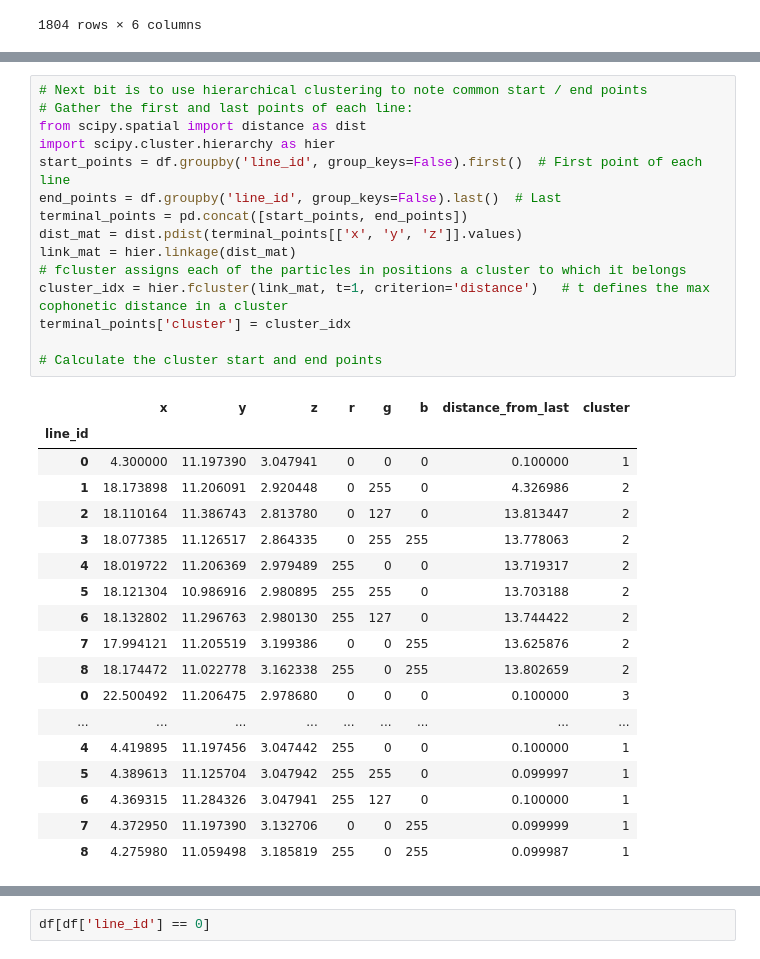
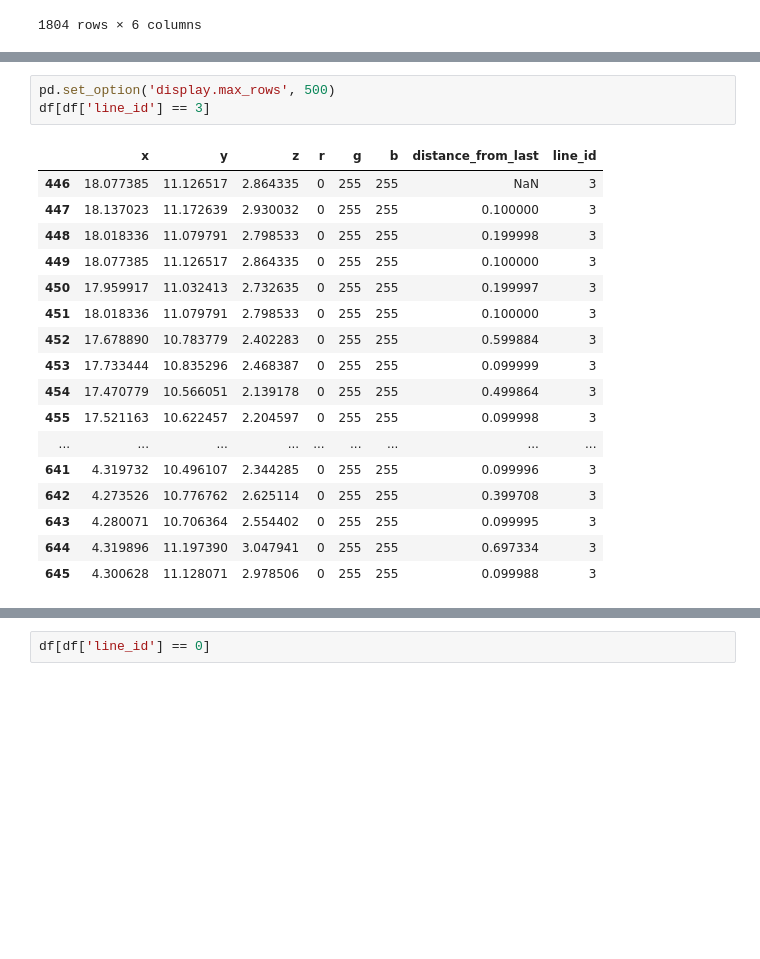
Before and after one commit to joeforth/fractal_slicer, a Jupyter notebook: many_colours_one_file_network.ipynb, the cells around one changed output, grey strips where cells are left out. Drawn from its saved outputs; the diff is of its cells as text; blank space fills up the shorter version.

```diff
--- a/many_colours_one_file_network.ipynb
+++ b/many_colours_one_file_network.ipynb
@@ -90,34 +108,21 @@ UnboundLocalError: cannot access local variable 'df' where it is not associated
 # %%
-# Next bit is to use hierarchical clustering to note common start / end points
-# Gather the first and last points of each line:
-from scipy.spatial import distance as dist
-import scipy.cluster.hierarchy as hier
-start_points = df.groupby('line_id', group_keys=False).first()  # First point of each line
-end_points = df.groupby('line_id', group_keys=False).last()  # Last
-terminal_points = pd.concat([start_points, end_points])
-dist_mat = dist.pdist(terminal_points[['x', 'y', 'z']].values)
-link_mat = hier.linkage(dist_mat)
-# fcluster assigns each of the particles in positions a cluster to which it belongs
-cluster_idx = hier.fcluster(link_mat, t=1, criterion='distance')   # t defines the max cophonetic distance in a cluster
-terminal_points['cluster'] = cluster_idx
-
-# Calculate the cluster start and end points
+pd.set_option('display.max_rows', 500)
+df[df['line_id'] == 3]
 # %% [output]
-|  | x | y | z | r | g | b | distance_from_last | cluster |
-| line_id |  |  |  |  |  |  |  |  |
-| 0 | 4.300000 | 11.197390 | 3.047941 | 0 | 0 | 0 | 0.100000 | 1 |
-| 1 | 18.173898 | 11.206091 | 2.920448 | 0 | 255 | 0 | 4.326986 | 2 |
-| 2 | 18.110164 | 11.386743 | 2.813780 | 0 | 127 | 0 | 13.813447 | 2 |
-| 3 | 18.077385 | 11.126517 | 2.864335 | 0 | 255 | 255 | 13.778063 | 2 |
-| 4 | 18.019722 | 11.206369 | 2.979489 | 255 | 0 | 0 | 13.719317 | 2 |
-| 5 | 18.121304 | 10.986916 | 2.980895 | 255 | 255 | 0 | 13.703188 | 2 |
-| 6 | 18.132802 | 11.296763 | 2.980130 | 255 | 127 | 0 | 13.744422 | 2 |
-| 7 | 17.994121 | 11.205519 | 3.199386 | 0 | 0 | 255 | 13.625876 | 2 |
-| 8 | 18.174472 | 11.022778 | 3.162338 | 255 | 0 | 255 | 13.802659 | 2 |
-| 0 | 22.500492 | 11.206475 | 2.978680 | 0 | 0 | 0 | 0.100000 | 3 |
+|  | x | y | z | r | g | b | distance_from_last | line_id |
+| 446 | 18.077385 | 11.126517 | 2.864335 | 0 | 255 | 255 | NaN | 3 |
+| 447 | 18.137023 | 11.172639 | 2.930032 | 0 | 255 | 255 | 0.100000 | 3 |
+| 448 | 18.018336 | 11.079791 | 2.798533 | 0 | 255 | 255 | 0.199998 | 3 |
+| 449 | 18.077385 | 11.126517 | 2.864335 | 0 | 255 | 255 | 0.100000 | 3 |
+| 450 | 17.959917 | 11.032413 | 2.732635 | 0 | 255 | 255 | 0.199997 | 3 |
+| 451 | 18.018336 | 11.079791 | 2.798533 | 0 | 255 | 255 | 0.100000 | 3 |
+| 452 | 17.678890 | 10.783779 | 2.402283 | 0 | 255 | 255 | 0.599884 | 3 |
+| 453 | 17.733444 | 10.835296 | 2.468387 | 0 | 255 | 255 | 0.099999 | 3 |
+| 454 | 17.470779 | 10.566051 | 2.139178 | 0 | 255 | 255 | 0.499864 | 3 |
+| 455 | 17.521163 | 10.622457 | 2.204597 | 0 | 255 | 255 | 0.099998 | 3 |
 | ... | ... | ... | ... | ... | ... | ... | ... | ... |
-| 4 | 4.419895 | 11.197456 | 3.047442 | 255 | 0 | 0 | 0.100000 | 1 |
-| 5 | 4.389613 | 11.125704 | 3.047942 | 255 | 255 | 0 | 0.099997 | 1 |
-| 6 | 4.369315 | 11.284326 | 3.047941 | 255 | 127 | 0 | 0.100000 | 1 |
-| 7 | 4.372950 | 11.197390 | 3.132706 | 0 | 0 | 255 | 0.099999 | 1 |
-| 8 | 4.275980 | 11.059498 | 3.185819 | 255 | 0 | 255 | 0.099987 | 1 |
+| 641 | 4.319732 | 10.496107 | 2.344285 | 0 | 255 | 255 | 0.099996 | 3 |
+| 642 | 4.273526 | 10.776762 | 2.625114 | 0 | 255 | 255 | 0.399708 | 3 |
+| 643 | 4.280071 | 10.706364 | 2.554402 | 0 | 255 | 255 | 0.099995 | 3 |
+| 644 | 4.319896 | 11.197390 | 3.047941 | 0 | 255 | 255 | 0.697334 | 3 |
+| 645 | 4.300628 | 11.128071 | 2.978506 | 0 | 255 | 255 | 0.099988 | 3 |
```
Also changed, not shown: parts of 4 cells of this notebook, 2 other files.
